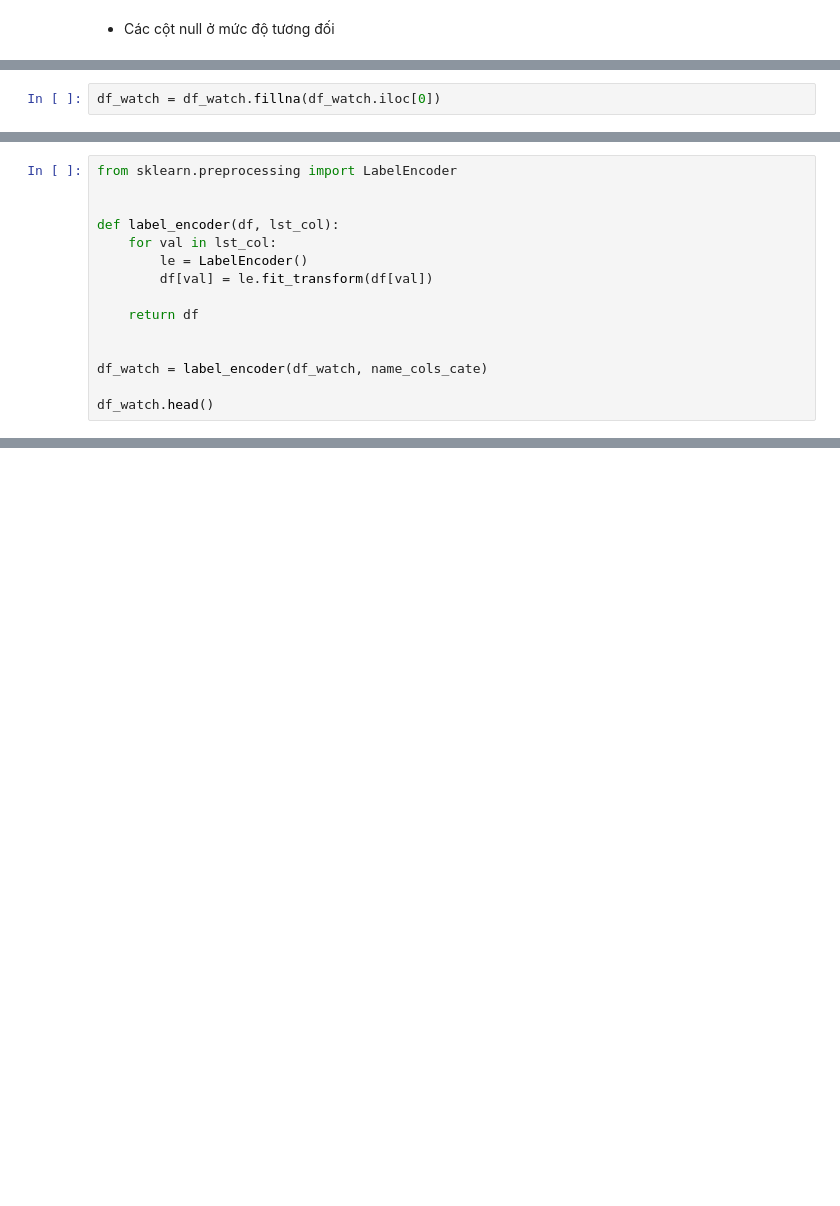
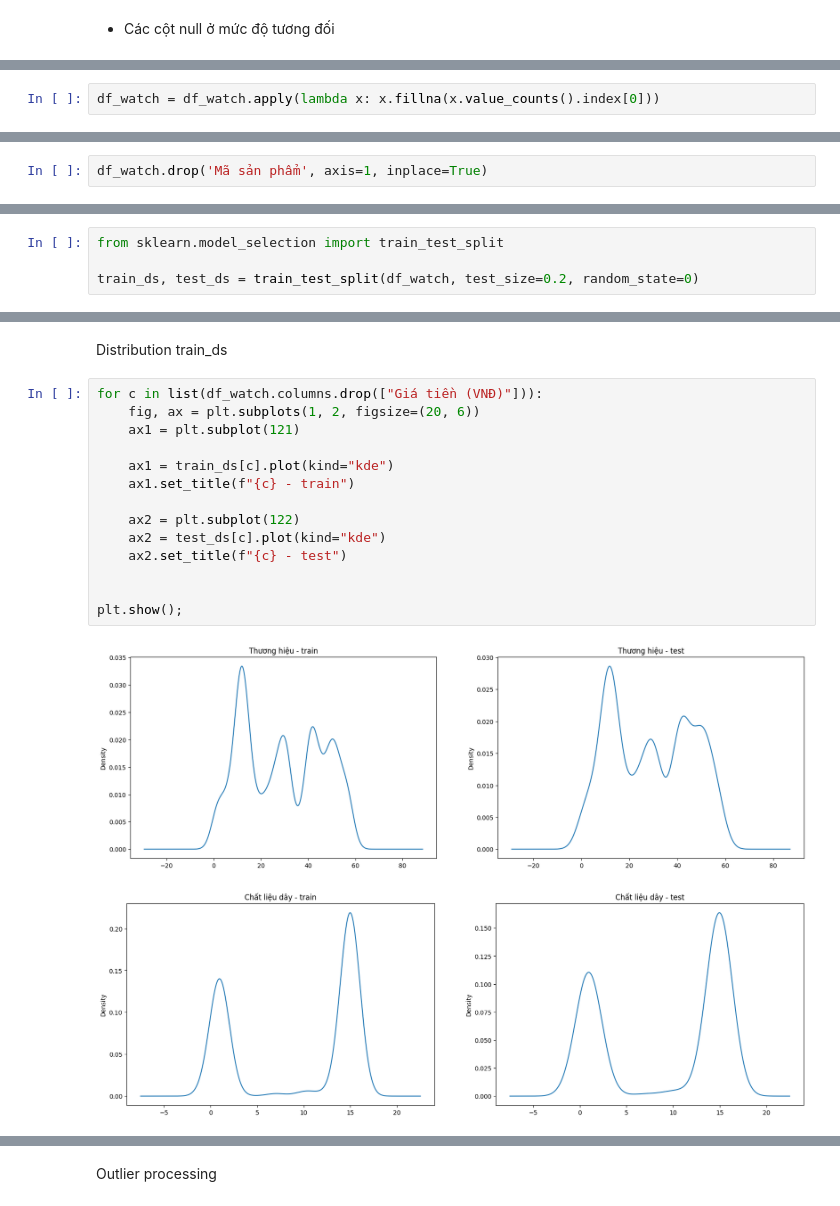
Before and after one commit to ZoanHy/DataScience_End_Semester, a Jupyter notebook: FeatureEngineering.ipynb, the cells around one changed output, grey strips where cells are left out. Saved outputs shown, nothing was run; the diff lists cells and outputs as text; blank space fills up the shorter version.

```diff
--- a/FeatureEngineering.ipynb
+++ b/FeatureEngineering.ipynb
@@ -189,3 +98,3 @@ time: 203 ms (started: 2023-05-21 12:48:43 +07:00)
 # %%
-df_watch = df_watch.fillna(df_watch.iloc[0])
+df_watch = df_watch.apply(lambda x: x.fillna(x.value_counts().index[0]))
 # %% [output]
@@ -259,15 +118,0 @@ time: 16 ms (started: 2023-05-21 12:48:44 +07:00)
-# %%
-from sklearn.preprocessing import LabelEncoder
-
-
-def label_encoder(df, lst_col):
-    for val in lst_col:
-        le = LabelEncoder()
-        df[val] = le.fit_transform(df[val])
-
-    return df
-
-
-df_watch = label_encoder(df_watch, name_cols_cate)
-
-df_watch.head()
@@ -454,0 +119,2 @@ time: 0 ns (started: 2023-05-21 12:49:00 +07:00)
+# %%
+df_watch.drop('Mã sản phẩm', axis=1, inplace=True)
@@ -454,0 +164,4 @@ time: 0 ns (started: 2023-05-21 12:49:00 +07:00)
+# %%
+from sklearn.model_selection import train_test_split
+
+train_ds, test_ds = train_test_split(df_watch, test_size=0.2, random_state=0)
@@ -454,0 +170,19 @@ time: 0 ns (started: 2023-05-21 12:49:00 +07:00)
+# %% [markdown]
+Distribution train_ds
+# %%
+for c in list(df_watch.columns.drop(["Giá tiền (VNĐ)"])):
+    fig, ax = plt.subplots(1, 2, figsize=(20, 6))
+    ax1 = plt.subplot(121)
+
+    ax1 = train_ds[c].plot(kind="kde")
+    ax1.set_title(f"{c} - train")
+
+    ax2 = plt.subplot(122)
+    ax2 = test_ds[c].plot(kind="kde")
+    ax2.set_title(f"{c} - test")
+
+
+plt.show();
+# %% [output]
+[figure, added]
+[figure, added]
@@ -454,0 +198,2 @@ time: 0 ns (started: 2023-05-21 12:49:00 +07:00)
+# %% [markdown]
+Outlier processing
```
Also changed, not shown: parts of 50 cells of this notebook, 4 other files.
